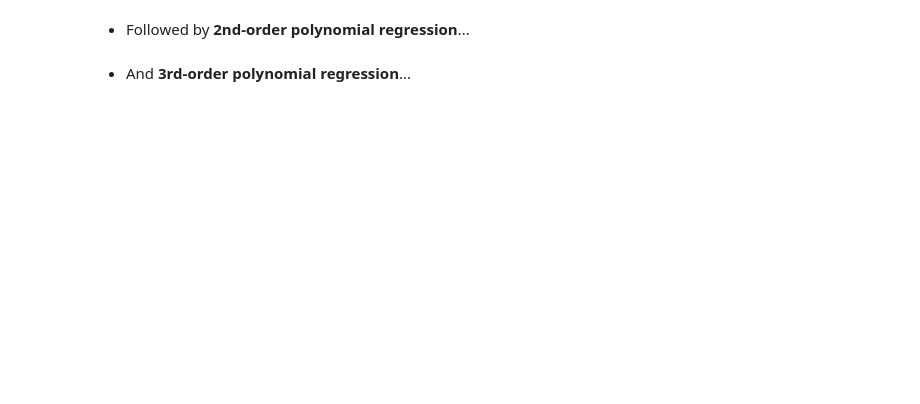
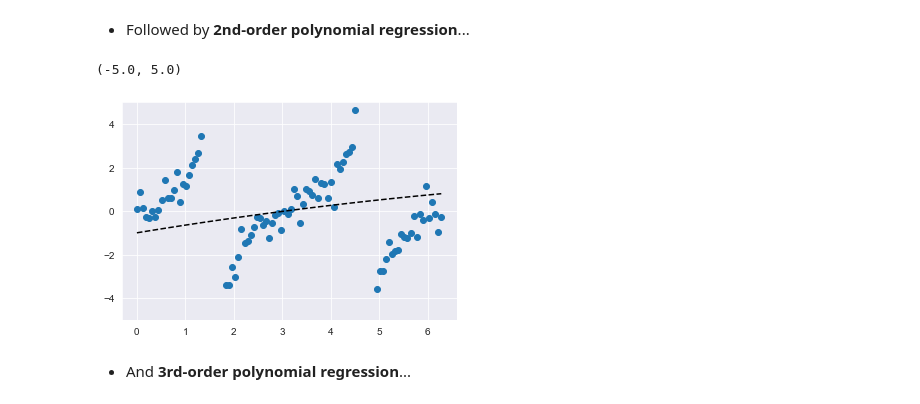
Before and after one commit to tundeiness/How_the_World_Works, a Jupyter notebook: 5 - Workbook - The Final Arbiter.ipynb, the cells around one changed output. Saved outputs shown, nothing was run; the diff lists cells and outputs as text; code cells hidden in the pictures; blank space fills up the shorter version.

```diff
--- a/5 - Workbook - The Final Arbiter.ipynb
+++ b/5 - Workbook - The Final Arbiter.ipynb
@@ -594,5 +606,12 @@ tangent_df.head()
 <img src="embedded-picture-1">
 # %% [markdown]
 * Followed by **2nd-order polynomial regression**...
+# %%
+second_polynomials = fit_and_plot_polynomials(tangent_df, LinearRegression(), 2)
+second_polynomials
+plt.ylim(-5, 5)
+# %% [output]
+(-5.0, 5.0)
+[figure, added]
 # %% [markdown]
 * And **3rd-order polynomial regression**...
```
Also changed, not shown: parts of 25 cells of this notebook.
